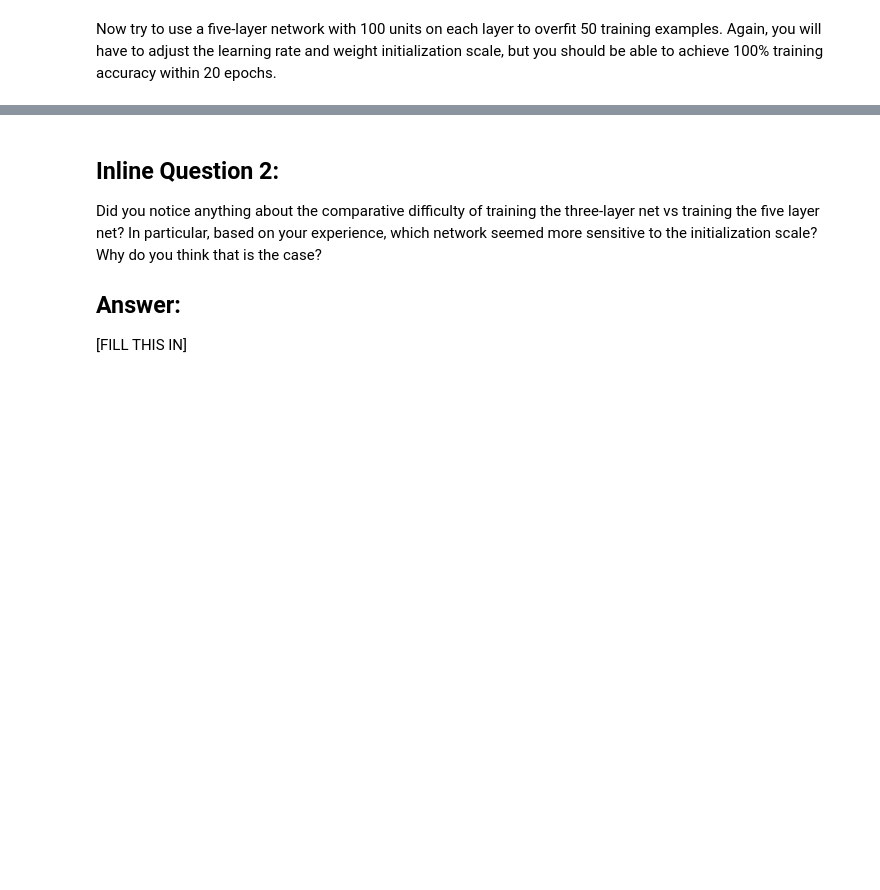
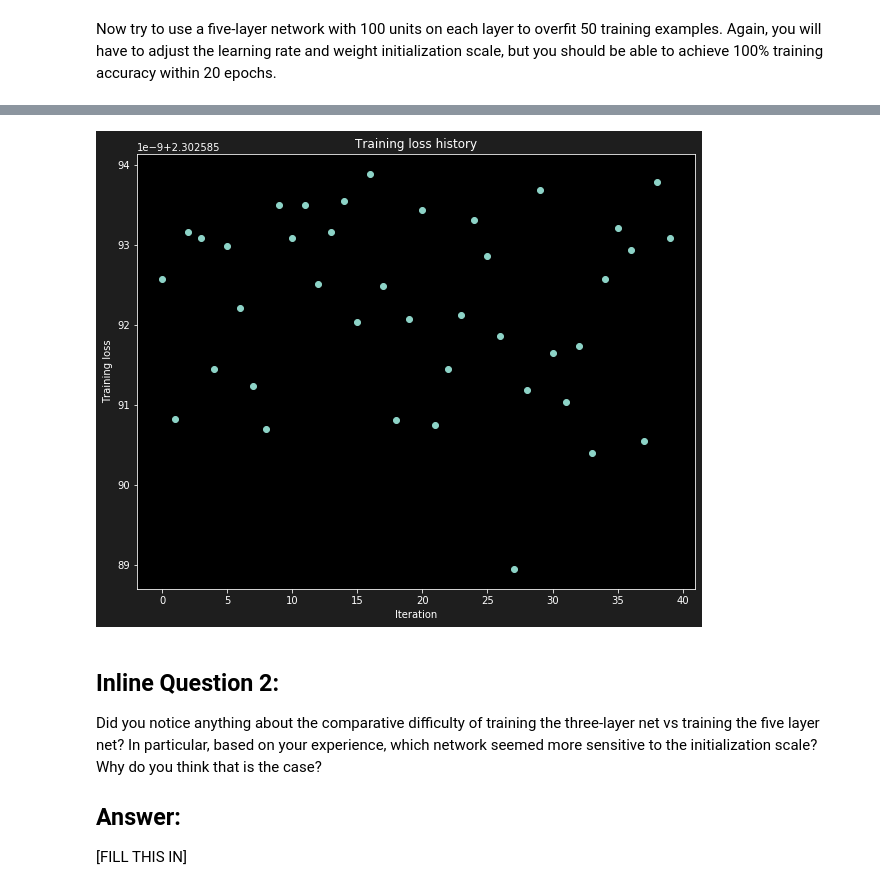
Before and after one commit to wibbn/CS231n-Notes, a Jupyter notebook: assignments/assignment2/FullyConnectedNets.ipynb, the cells around one changed output, grey strips where cells are left out. Drawn from its saved outputs; the diff is of its cells as text; code cells hidden in the pictures; blank space fills up the shorter version.

```diff
--- a/assignments/assignment2/FullyConnectedNets.ipynb
+++ b/assignments/assignment2/FullyConnectedNets.ipynb
@@ -474,12 +494,12 @@ small_data = {
   'y_val': data['y_val'],
 }
 
-learning_rate = 2e-3  # Experiment with this!
-weight_scale = 1e-5   # Experiment with this!
+learning_rate = 1e-10  # Experiment with this!
+weight_scale = 1e-3   # Experiment with this!
 model = FullyConnectedNet([100, 100, 100, 100],
                 weight_scale=weight_scale, dtype=np.float64)
 solver = Solver(model, small_data,
-                print_every=10, num_epochs=20, batch_size=25,
+                print_every=10000, num_epochs=20, batch_size=25,
                 update_rule='sgd',
                 optim_config={
                   'learning_rate': learning_rate,
@@ -492,3 +512,4 @@ plt.title('Training loss history')
 plt.xlabel('Iteration')
 plt.ylabel('Training loss')
 plt.show()
+# %% [output]
@@ -495,3 +533,4 @@ plt.show()
+[figure, added]
 # %% [markdown]
 ## Inline Question 2:
 Did you notice anything about the comparative difficulty of training the three-layer net vs training the five layer net? In particular, based on your experience, which network seemed more sensitive to the initialization scale? Why do you think that is the case?
```
Also changed, not shown: parts of 11 cells of this notebook, 1 other file.
